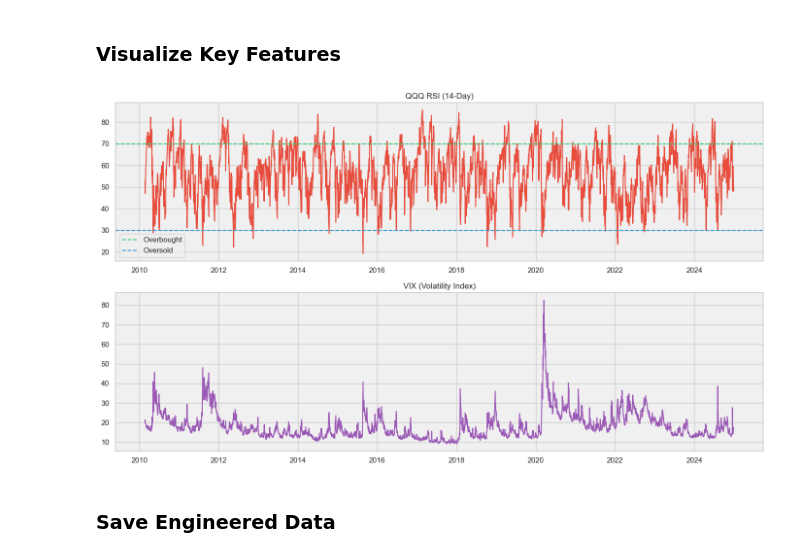
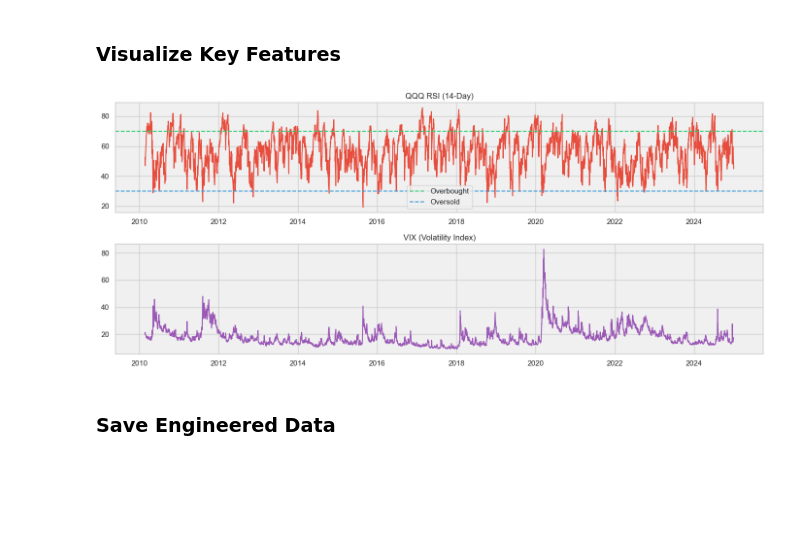
Before and after one commit to patel-mark/Algorithmic-Trading, a Jupyter notebook: 2.Feature Engineering.ipynb, the cells around one changed output. Cells and saved outputs as stored; diff of their text form; code cells hidden in the pictures; blank space fills up the shorter version.

```diff
--- a/2.Feature Engineering.ipynb
+++ b/2.Feature Engineering.ipynb
@@ -100,21 +100,21 @@ dtype: int64
 ### Visualize Key Features
 # %%
 # Plot RSI and VIX regimes
-plt.figure(figsize=(14, 8))
+plt.figure(figsize=(14, 6))
 plt.subplot(2, 1, 1)
 plt.plot(df["RSI_14"], color="#e74c3c", linewidth=1.5)
 plt.axhline(70, color="#2ecc71", linestyle="--", label="Overbought")
 plt.axhline(30, color="#3498db", linestyle="--", label="Oversold")
 plt.title("QQQ RSI (14-Day)", fontsize=12)
 plt.legend()
 
 plt.subplot(2, 1, 2)
 plt.plot(df["VIX"], color="#9b59b6", linewidth=1.5)
 plt.title("VIX (Volatility Index)", fontsize=12)
 plt.tight_layout()
 plt.show()
 # %% [output]
-[figure, old version]
+[figure, new version]
 # %% [markdown]
 ### Save Engineered Data
 # %%
```
Also changed, not shown: parts of 1 cell of this notebook, 16 other files.
